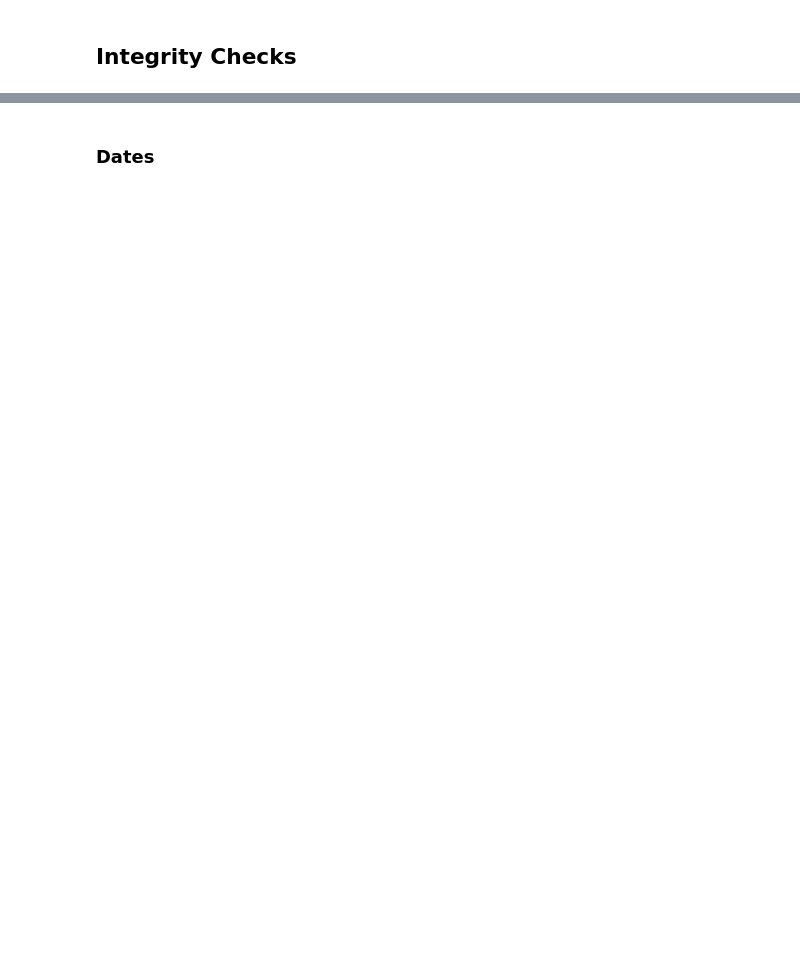
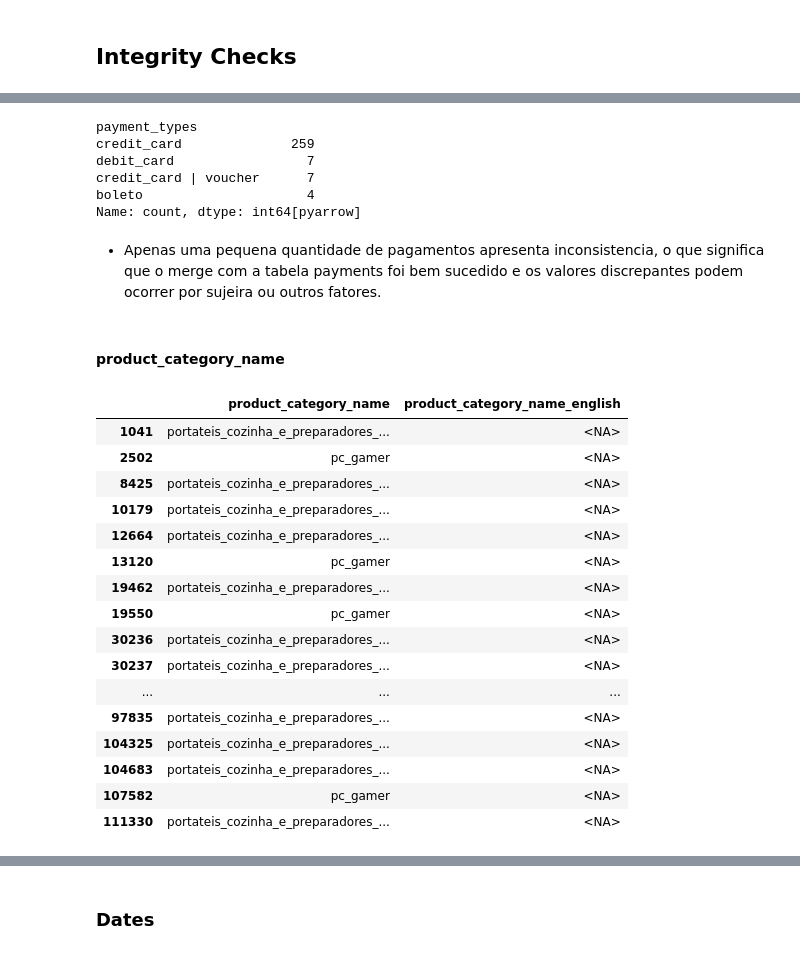
Before and after one commit to Angelo-Magno/brazilian-e-commerce-olist, a Jupyter notebook: notebooks/1.0_eda_and_data_cleaning.ipynb, the cells around one changed output, grey strips where cells are left out. Cells and saved outputs as stored; diff of their text form; code cells hidden in the pictures; blank space fills up the shorter version.

```diff
--- a/notebooks/1.0_eda_and_data_cleaning.ipynb
+++ b/notebooks/1.0_eda_and_data_cleaning.ipynb
@@ -264 +560,9 @@ df_processed.head(3)
+# %%
+df_processed.rename(
+    columns={
+        "product_description_lenght": "product_description_length",
+        "product_name_lenght": "product_name_length",
+    },
+    inplace=True,
+)
 # %% [markdown]
@@ -275,0 +824,34 @@ df_processed.n_payment_methods.unique()
+# %%
+inconsistent.payment_types.value_counts()
+# %% [output]
+payment_types
+credit_card              259
+debit_card                 7
+credit_card | voucher      7
+boleto                     4
+Name: count, dtype: int64[pyarrow]
+# %% [markdown]
+- Apenas uma pequena quantidade de pagamentos apresenta inconsistencia, o que significa que o merge com a tabela payments foi bem sucedido e os valores discrepantes podem ocorrer por sujeira ou outros fatores.
+# %% [markdown]
+#### product_category_name
+# %%
+mask = (~df_processed['product_category_name'].isna() & df_processed['product_category_name_english'].isna())
+df_processed.loc[mask, ['product_category_name', 'product_category_name_english']]
+# %% [output]
+|  | product_category_name | product_category_name_english |
+| 1041 | portateis_cozinha_e_preparadores_... | <NA> |
+| 2502 | pc_gamer | <NA> |
+| 8425 | portateis_cozinha_e_preparadores_... | <NA> |
+| 10179 | portateis_cozinha_e_preparadores_... | <NA> |
+| 12664 | portateis_cozinha_e_preparadores_... | <NA> |
+| 13120 | pc_gamer | <NA> |
+| 19462 | portateis_cozinha_e_preparadores_... | <NA> |
+| 19550 | pc_gamer | <NA> |
+| 30236 | portateis_cozinha_e_preparadores_... | <NA> |
+| 30237 | portateis_cozinha_e_preparadores_... | <NA> |
+| ... | ... | ... |
+| 97835 | portateis_cozinha_e_preparadores_... | <NA> |
+| 104325 | portateis_cozinha_e_preparadores_... | <NA> |
+| 104683 | portateis_cozinha_e_preparadores_... | <NA> |
+| 107582 | pc_gamer | <NA> |
+| 111330 | portateis_cozinha_e_preparadores_... | <NA> |
```
Also changed, not shown: parts of 102 cells of this notebook, 1 other file.
